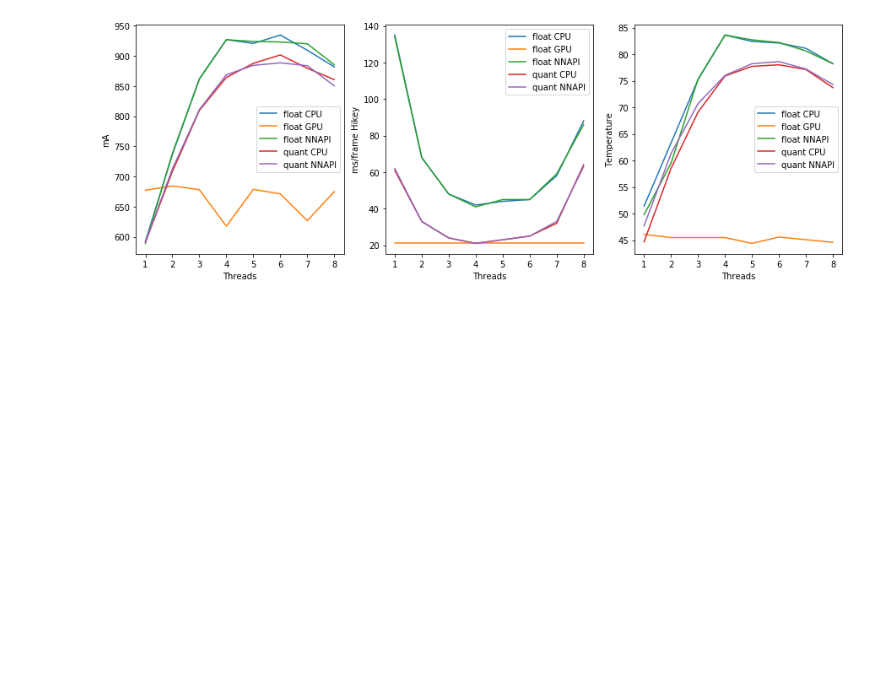
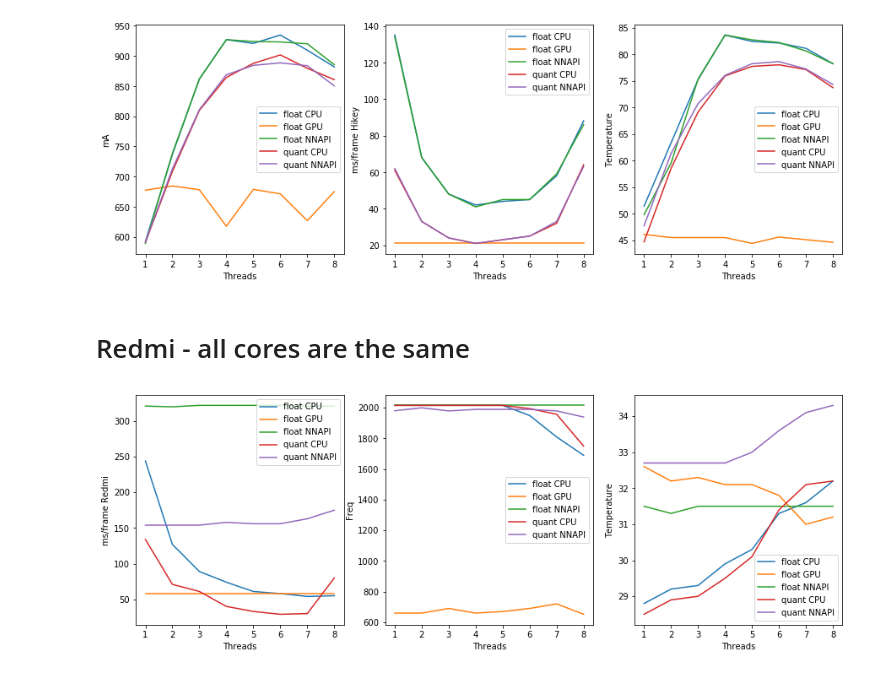
Before and after one commit to ivek1312/TFLiteTest, a Jupyter notebook: Untitled.ipynb, the cells around one changed output. Cells and saved outputs as stored; diff of their text form; code cells hidden in the pictures; blank space fills up the shorter version.

Commit message:
Add mediatek P22 tests
All cores are the same - 8xA53

```diff
--- a/Untitled.ipynb
+++ b/Untitled.ipynb
@@ -192,3 +192,9 @@ groupedGraphs (powermin)
 groupedGraphs (powermax)
 # %% [output]
 [figure]
+# %% [markdown]
+# Redmi - all cores are the same
+# %%
+groupedGraphs (pd.read_csv('TestiRedmi.csv'))
+# %% [output]
+[figure, added]
```
Also changed, not shown: parts of 4 cells of this notebook, 2 other files.
